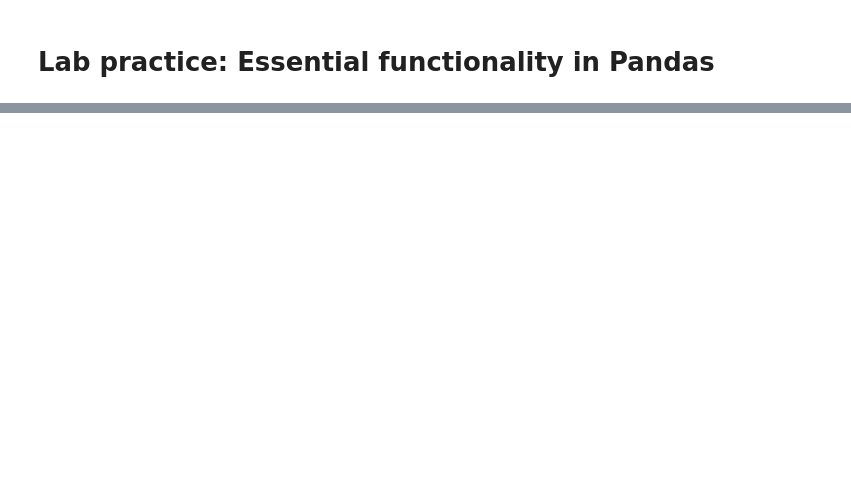
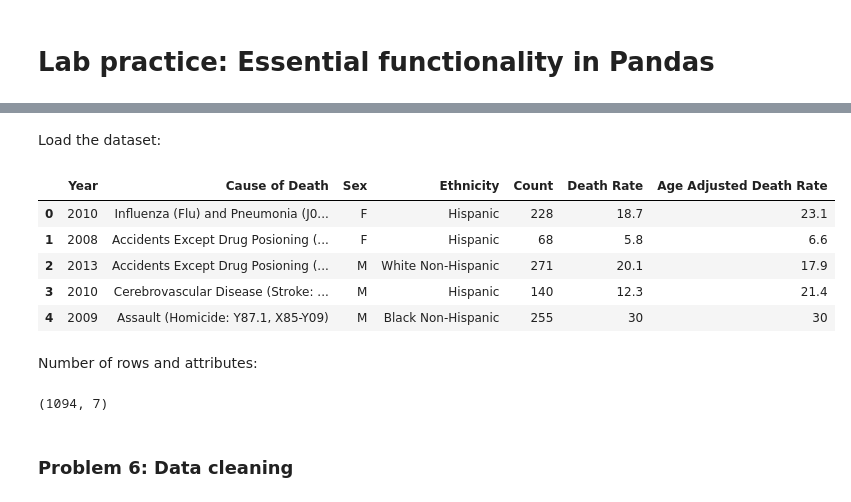
Before and after one commit to josecarlosgt/Data-Processing-and-Analytics, a Jupyter notebook: Lab_Practice.ipynb, the cells around one changed output, grey strips where cells are left out. Cells and saved outputs as stored; diff of their text form; code cells hidden in the pictures; blank space fills up the shorter version.

```diff
--- a/Lab_Practice.ipynb
+++ b/Lab_Practice.ipynb
@@ -70,0 +112,20 @@ df[['col1', 'col2']][df['col1'] > 50]
+# %% [markdown]
+Load the dataset:
+# %%
+df_original = pd.read_csv('data/nyc_deaths.csv')
+df_original.head()
+# %% [output]
+|  | Year | Cause of Death | Sex | Ethnicity | Count | Death Rate | Age Adjusted Death Rate |
+| 0 | 2010 | Influenza (Flu) and Pneumonia (J0... | F | Hispanic | 228 | 18.7 | 23.1 |
+| 1 | 2008 | Accidents Except Drug Posioning (... | F | Hispanic | 68 | 5.8 | 6.6 |
+| 2 | 2013 | Accidents Except Drug Posioning (... | M | White Non-Hispanic | 271 | 20.1 | 17.9 |
+| 3 | 2010 | Cerebrovascular Disease (Stroke: ... | M | Hispanic | 140 | 12.3 | 21.4 |
+| 4 | 2009 | Assault (Homicide: Y87.1, X85-Y09) | M | Black Non-Hispanic | 255 | 30 | 30 |
+# %% [markdown]
+Number of rows and attributes:
+# %%
+df_original.shape
+# %% [output]
+(1094, 7)
+# %% [markdown]
+### Problem 6: Data cleaning
```
Also changed, not shown: parts of 49 cells of this notebook, 3 other files.
